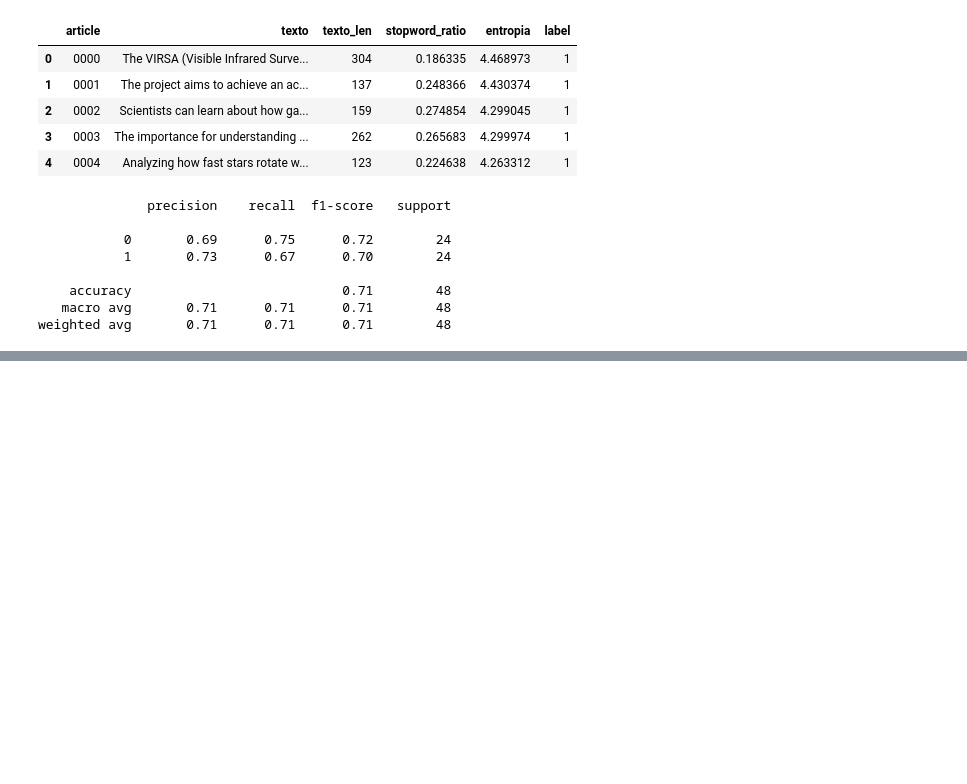
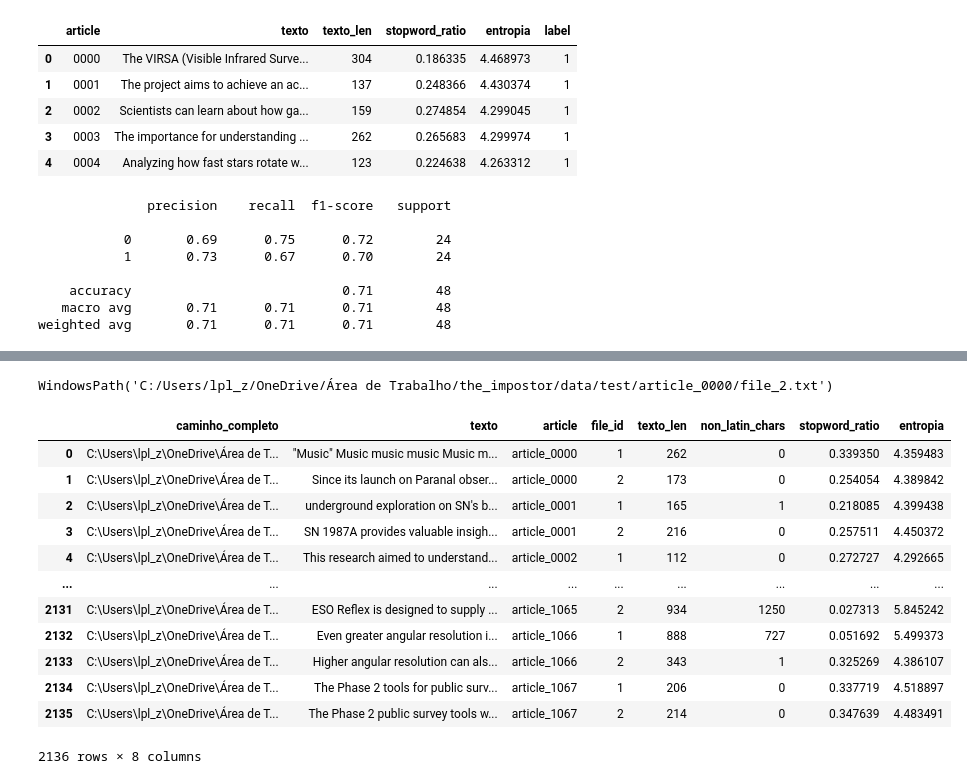
Before and after one commit to LeopoldoZanellato/the_impostor, a Jupyter notebook: explorer.ipynb, the cells around one changed output, grey strips where cells are left out. Cells and saved outputs as stored; diff of their text form; code cells hidden in the pictures; blank space fills up the shorter version.

```diff
--- a/explorer.ipynb
+++ b/explorer.ipynb
@@ -537,0 +696,28 @@ FileNotFoundError: [WinError 3] O sistema não pode encontrar o caminho especifi
+# %%
+df_test['texto_len'] = df_test['texto'].apply(lambda x: len(x.split()))
+# %%
+df_test['non_latin_chars'] = df_test['texto'].apply(count_non_latin)
+# %%
+df_test['stopword_ratio'] = df_test['texto'].apply(stopword_ratio)
+# %%
+df_test['entropia'] = df_test['texto'].apply(entropy)
+# %%
+df_test['caminho_completo'][1]
+# %% [output]
+WindowsPath('C:/Users/lpl_z/OneDrive/Área de Trabalho/the_impostor/data/test/article_0000/file_2.txt')
+# %%
+df_test
+# %% [output]
+|  | caminho_completo | texto | article | file_id | texto_len | non_latin_chars | stopword_ratio | entropia |
+| 0 | C:\Users\lpl_z\OneDrive\Área de T... | "Music" Music music music Music m... | article_0000 | 1 | 262 | 0 | 0.339350 | 4.359483 |
+| 1 | C:\Users\lpl_z\OneDrive\Área de T... | Since its launch on Paranal obser... | article_0000 | 2 | 173 | 0 | 0.254054 | 4.389842 |
+| 2 | C:\Users\lpl_z\OneDrive\Área de T... | underground exploration on SN's b... | article_0001 | 1 | 165 | 1 | 0.218085 | 4.399438 |
+| 3 | C:\Users\lpl_z\OneDrive\Área de T... | SN 1987A provides valuable insigh... | article_0001 | 2 | 216 | 0 | 0.257511 | 4.450372 |
+| 4 | C:\Users\lpl_z\OneDrive\Área de T... | This research aimed to understand... | article_0002 | 1 | 112 | 0 | 0.272727 | 4.292665 |
+| ... | ... | ... | ... | ... | ... | ... | ... | ... |
+| 2131 | C:\Users\lpl_z\OneDrive\Área de T... | ESO Reflex is designed to supply ... | article_1065 | 2 | 934 | 1250 | 0.027313 | 5.845242 |
+| 2132 | C:\Users\lpl_z\OneDrive\Área de T... | Even greater angular resolution i... | article_1066 | 1 | 888 | 727 | 0.051692 | 5.499373 |
+| 2133 | C:\Users\lpl_z\OneDrive\Área de T... | Higher angular resolution can als... | article_1066 | 2 | 343 | 1 | 0.325269 | 4.386107 |
+| 2134 | C:\Users\lpl_z\OneDrive\Área de T... | The Phase 2 tools for public surv... | article_1067 | 1 | 206 | 0 | 0.337719 | 4.518897 |
+| 2135 | C:\Users\lpl_z\OneDrive\Área de T... | The Phase 2 public survey tools w... | article_1067 | 2 | 214 | 0 | 0.347639 | 4.483491 |
+2136 rows × 8 columns
```
Also changed, not shown: parts of 24 cells of this notebook, 1 other file.
